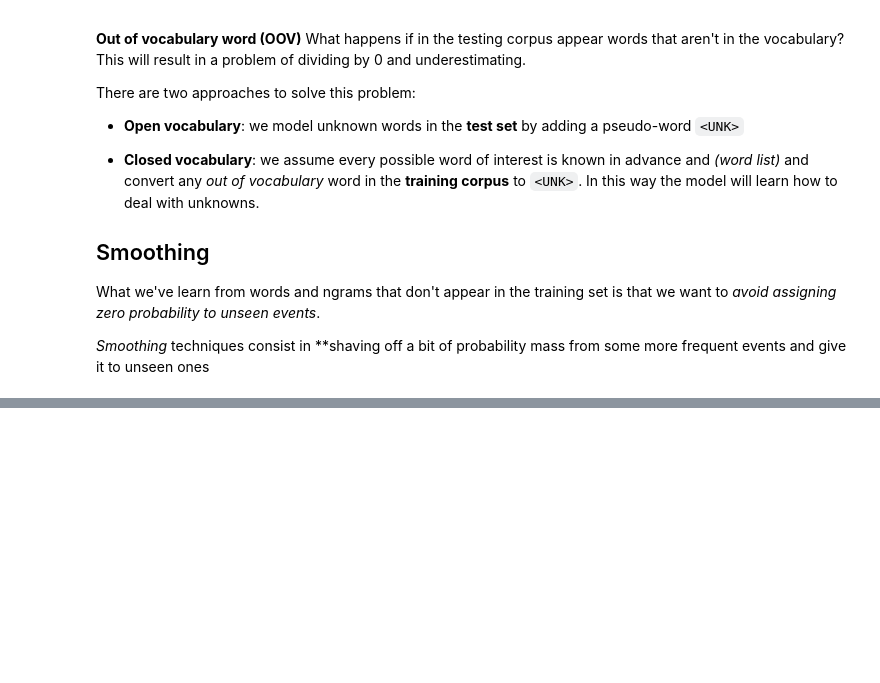
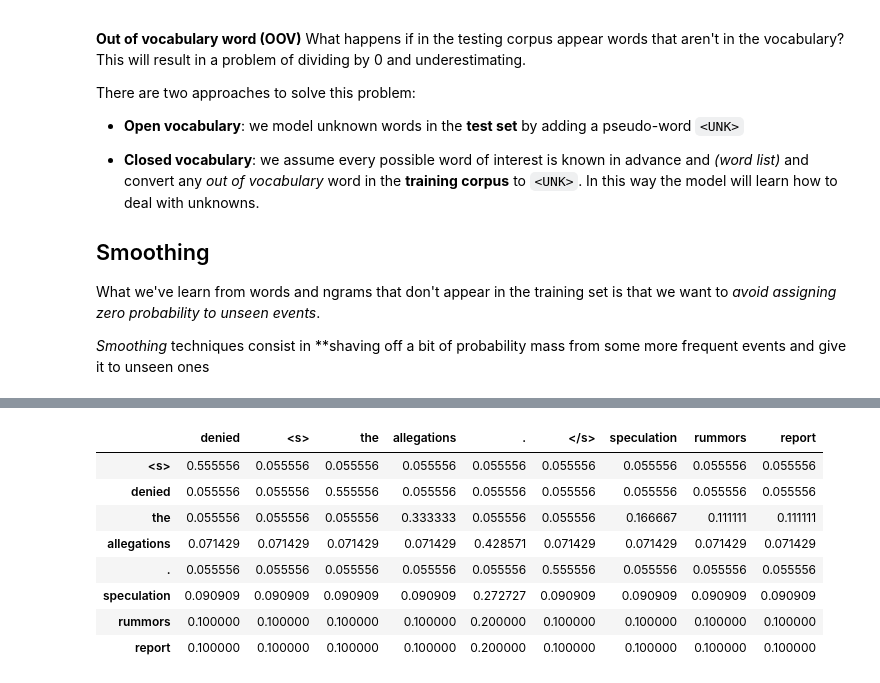
Before and after one commit to MartimVideira/nlp, a Jupyter notebook: my_preprocessing.ipynb, the cells around one changed output, grey strips where cells are left out. Cells and saved outputs as stored; diff of their text form; code cells hidden in the pictures; blank space fills up the shorter version.

```diff
--- a/my_preprocessing.ipynb
+++ b/my_preprocessing.ipynb
@@ -734,0 +836,19 @@ What we've learn from words and ngrams that don't appear in the training set is
+# %%
+laplace_probabilities = {}
+for token, next_tokens in laplace_bigrams.items():
+    laplace_probabilities[token] = {}
+    token_frequncy = laplace_vocabulary[token]
+    for next_token,bigram_frequency in next_tokens.items():
+        probability = bigram_frequency / token_frequncy
+        laplace_probabilities[token][next_token] = probability
+pd.DataFrame(laplace_probabilities).transpose()
+# %% [output]
+|  | denied | <s> | the | allegations | . | </s> | speculation | rummors | report |
+| <s> | 0.555556 | 0.055556 | 0.055556 | 0.055556 | 0.055556 | 0.055556 | 0.055556 | 0.055556 | 0.055556 |
+| denied | 0.055556 | 0.055556 | 0.555556 | 0.055556 | 0.055556 | 0.055556 | 0.055556 | 0.055556 | 0.055556 |
+| the | 0.055556 | 0.055556 | 0.055556 | 0.333333 | 0.055556 | 0.055556 | 0.166667 | 0.111111 | 0.111111 |
+| allegations | 0.071429 | 0.071429 | 0.071429 | 0.071429 | 0.428571 | 0.071429 | 0.071429 | 0.071429 | 0.071429 |
+| . | 0.055556 | 0.055556 | 0.055556 | 0.055556 | 0.055556 | 0.555556 | 0.055556 | 0.055556 | 0.055556 |
+| speculation | 0.090909 | 0.090909 | 0.090909 | 0.090909 | 0.272727 | 0.090909 | 0.090909 | 0.090909 | 0.090909 |
+| rummors | 0.100000 | 0.100000 | 0.100000 | 0.100000 | 0.200000 | 0.100000 | 0.100000 | 0.100000 | 0.100000 |
+| report | 0.100000 | 0.100000 | 0.100000 | 0.100000 | 0.200000 | 0.100000 | 0.100000 | 0.100000 | 0.100000 |
```
Also changed, not shown: parts of 8 cells of this notebook.
